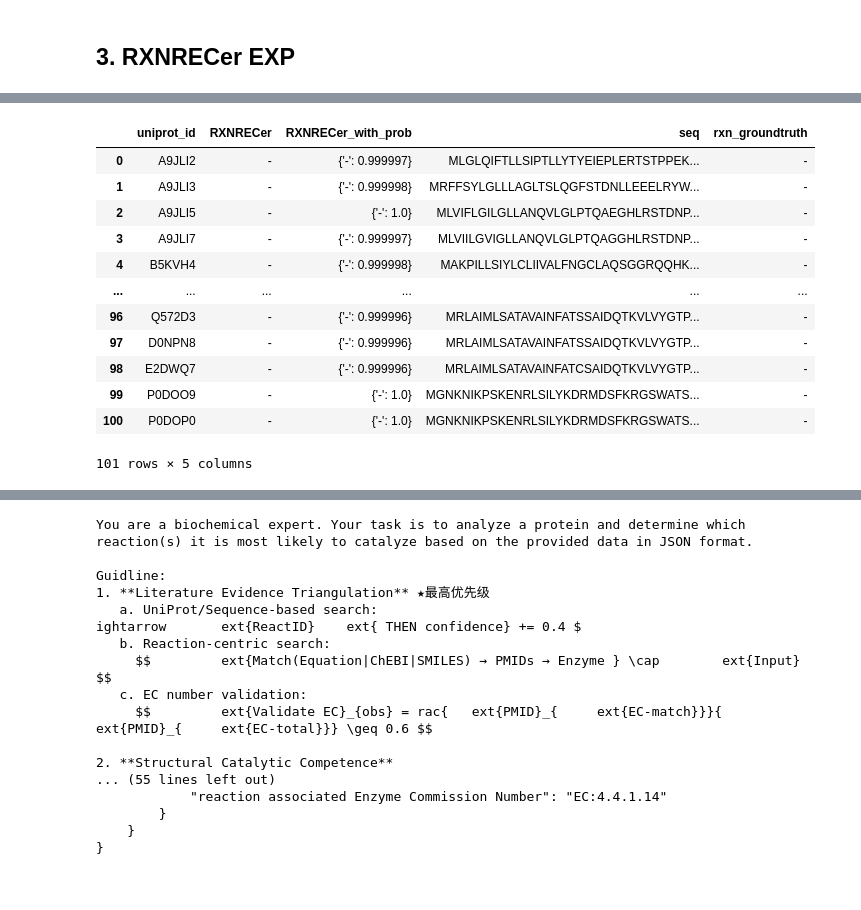
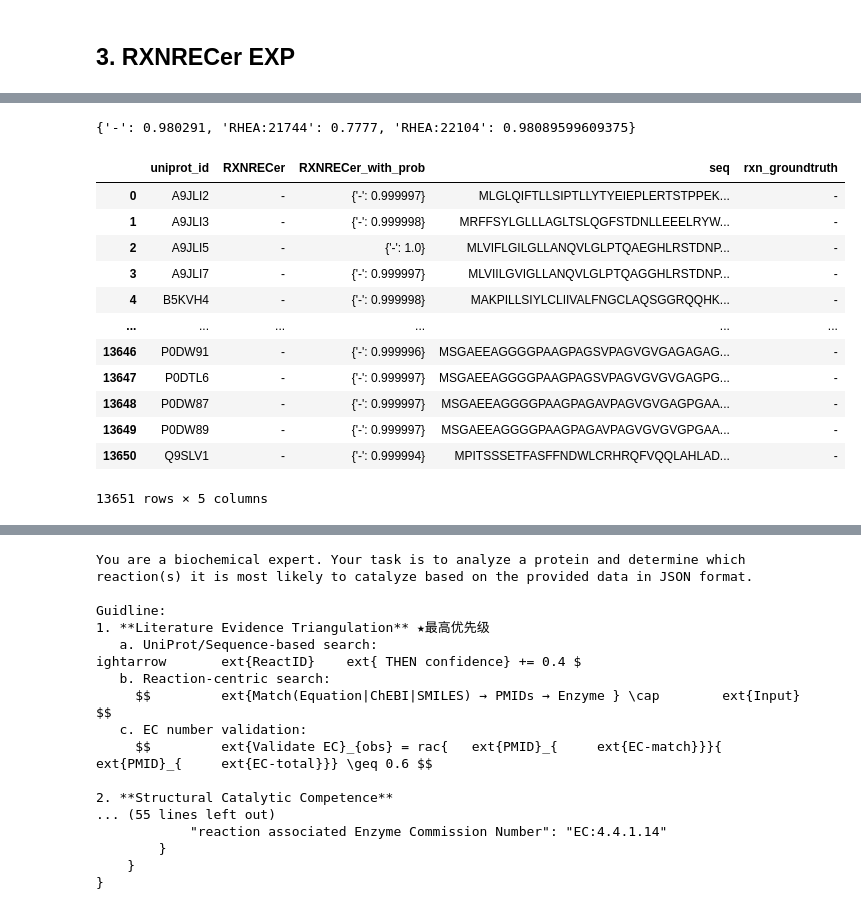
Before and after one commit to kingstdio/RXNRECer, a Jupyter notebook: case/llm/case_rxnpicker.ipynb, the cells around one changed output, grey strips where cells are left out. Cells and saved outputs as stored; diff of their text form; code cells hidden in the pictures.

```diff
--- a/case/llm/case_rxnpicker.ipynb
+++ b/case/llm/case_rxnpicker.ipynb
@@ -67,18 +65,0 @@ res_ecrecer
-# %%
-res_ecrecer = res_ecrecer.rename(columns={'input_id':'uniprot_id'})
-res_ecrecer = res_ecrecer.merge(expdata[['uniprot_id', 'seq', 'reaction_id']], on='uniprot_id', how='left').rename(columns={'reaction_id':'rxn_groundtruth'})
-res_ecrecer
-# %% [output]
-|  | uniprot_id | RXNRECer | RXNRECer_with_prob | seq | rxn_groundtruth |
-| 0 | A9JLI2 | - | {'-': 0.999997} | MLGLQIFTLLSIPTLLYTYEIEPLERTSTPPEK... | - |
-| 1 | A9JLI3 | - | {'-': 0.999998} | MRFFSYLGLLLAGLTSLQGFSTDNLLEEELRYW... | - |
-| 2 | A9JLI5 | - | {'-': 1.0} | MLVIFLGILGLLANQVLGLPTQAEGHLRSTDNP... | - |
-| 3 | A9JLI7 | - | {'-': 0.999997} | MLVIILGVIGLLANQVLGLPTQAGGHLRSTDNP... | - |
-| 4 | B5KVH4 | - | {'-': 0.999998} | MAKPILLSIYLCLIIVALFNGCLAQSGGRQQHK... | - |
-| ... | ... | ... | ... | ... | ... |
-| 96 | Q572D3 | - | {'-': 0.999996} | MRLAIMLSATAVAINFATSSAIDQTKVLVYGTP... | - |
-| 97 | D0NPN8 | - | {'-': 0.999996} | MRLAIMLSATAVAINFATSSAIDQTKVLVYGTP... | - |
-| 98 | E2DWQ7 | - | {'-': 0.999996} | MRLAIMLSATAVAINFATCSAIDQTKVLVYGTP... | - |
-| 99 | P0DOO9 | - | {'-': 1.0} | MGNKNIKPSKENRLSILYKDRMDSFKRGSWATS... | - |
-| 100 | P0DOP0 | - | {'-': 1.0} | MGNKNIKPSKENRLSILYKDRMDSFKRGSWATS... | - |
-101 rows × 5 columns
@@ -84,0 +68,5 @@ res_ecrecer
+# %%
+filtered_data = {k: v for k, v in res_ecrecer.RXNRECer_with_prob.values[16].items() if v is not None}
+filtered_data
+# %% [output]
+{'-': 0.980291, 'RHEA:21744': 0.7777, 'RHEA:22104': 0.98089599609375}
@@ -85 +75,17 @@ res_ecrecer
+# %%
+pd.read_pickle('res/res_ecrecer.pkl')
+# %% [output]
+|  | uniprot_id | RXNRECer | RXNRECer_with_prob | seq | rxn_groundtruth |
+| 0 | A9JLI2 | - | {'-': 0.999997} | MLGLQIFTLLSIPTLLYTYEIEPLERTSTPPEK... | - |
+| 1 | A9JLI3 | - | {'-': 0.999998} | MRFFSYLGLLLAGLTSLQGFSTDNLLEEELRYW... | - |
+| 2 | A9JLI5 | - | {'-': 1.0} | MLVIFLGILGLLANQVLGLPTQAEGHLRSTDNP... | - |
+| 3 | A9JLI7 | - | {'-': 0.999997} | MLVIILGVIGLLANQVLGLPTQAGGHLRSTDNP... | - |
+| 4 | B5KVH4 | - | {'-': 0.999998} | MAKPILLSIYLCLIIVALFNGCLAQSGGRQQHK... | - |
+| ... | ... | ... | ... | ... | ... |
+| 13646 | P0DW91 | - | {'-': 0.999996} | MSGAEEAGGGGPAAGPAGSVPAGVGVGAGAGAG... | - |
+| 13647 | P0DTL6 | - | {'-': 0.999997} | MSGAEEAGGGGPAAGPAGSVPAGVGVGVGAGPG... | - |
+| 13648 | P0DW87 | - | {'-': 0.999997} | MSGAEEAGGGGPAAGPAGAVPAGVGVGAGPGAA... | - |
+| 13649 | P0DW89 | - | {'-': 0.999997} | MSGAEEAGGGGPAAGPAGAVPAGVGVGVGPGAA... | - |
+| 13650 | Q9SLV1 | - | {'-': 0.999994} | MPITSSSETFASFFNDWLCRHRQFVQQLAHLAD... | - |
+13651 rows × 5 columns
 # %% [markdown]
```
Also changed, not shown: parts of 13 cells of this notebook, 7 other files.
